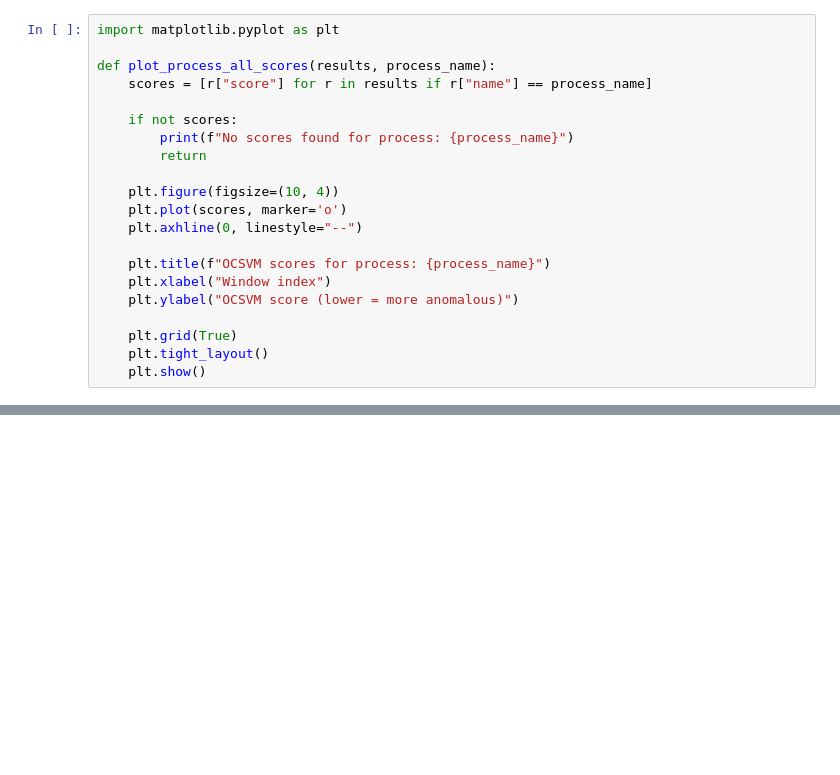
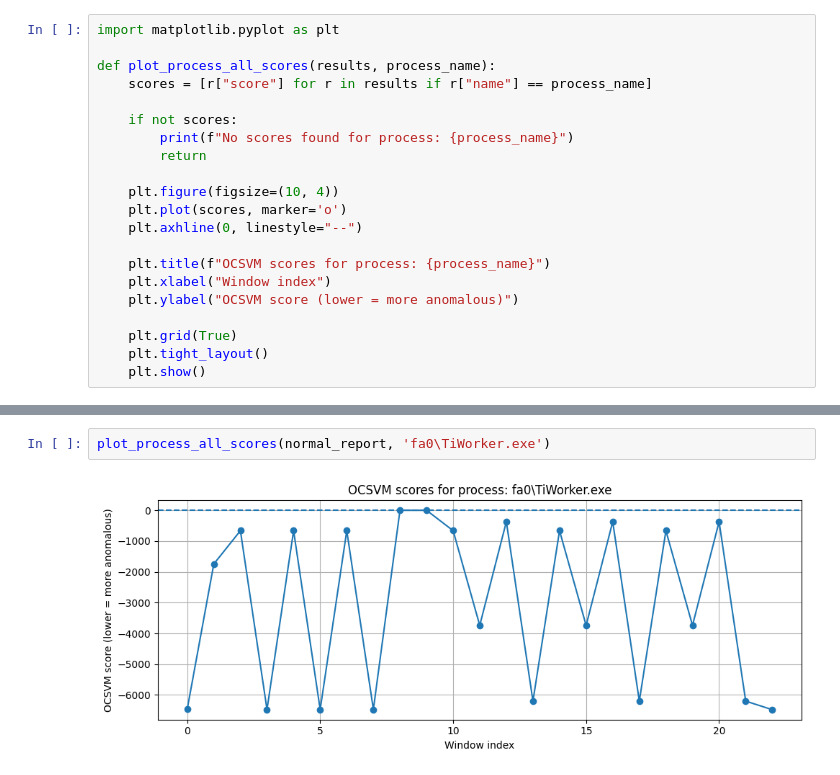
Before and after one commit to idanmaman4/RoboCopAi, a Jupyter notebook: syscall_handle_one_hot copy 2.ipynb, the cells around one changed output, grey strips where cells are left out. Drawn from its saved outputs; the diff is of its cells as text; blank space fills up the shorter version.

```diff
--- a/syscall_handle_one_hot copy 2.ipynb
+++ b/syscall_handle_one_hot copy 2.ipynb
@@ -402,0 +364,4 @@ open("normal.not_virus",'w').write(str("\n".join(str(i) for i in normal_report))
+# %%
+plot_process_all_scores(normal_report, 'fa0\TiWorker.exe')
+# %% [output]
+[figure, added]
```
Also changed, not shown: parts of 17 cells of this notebook, 1 other file.
